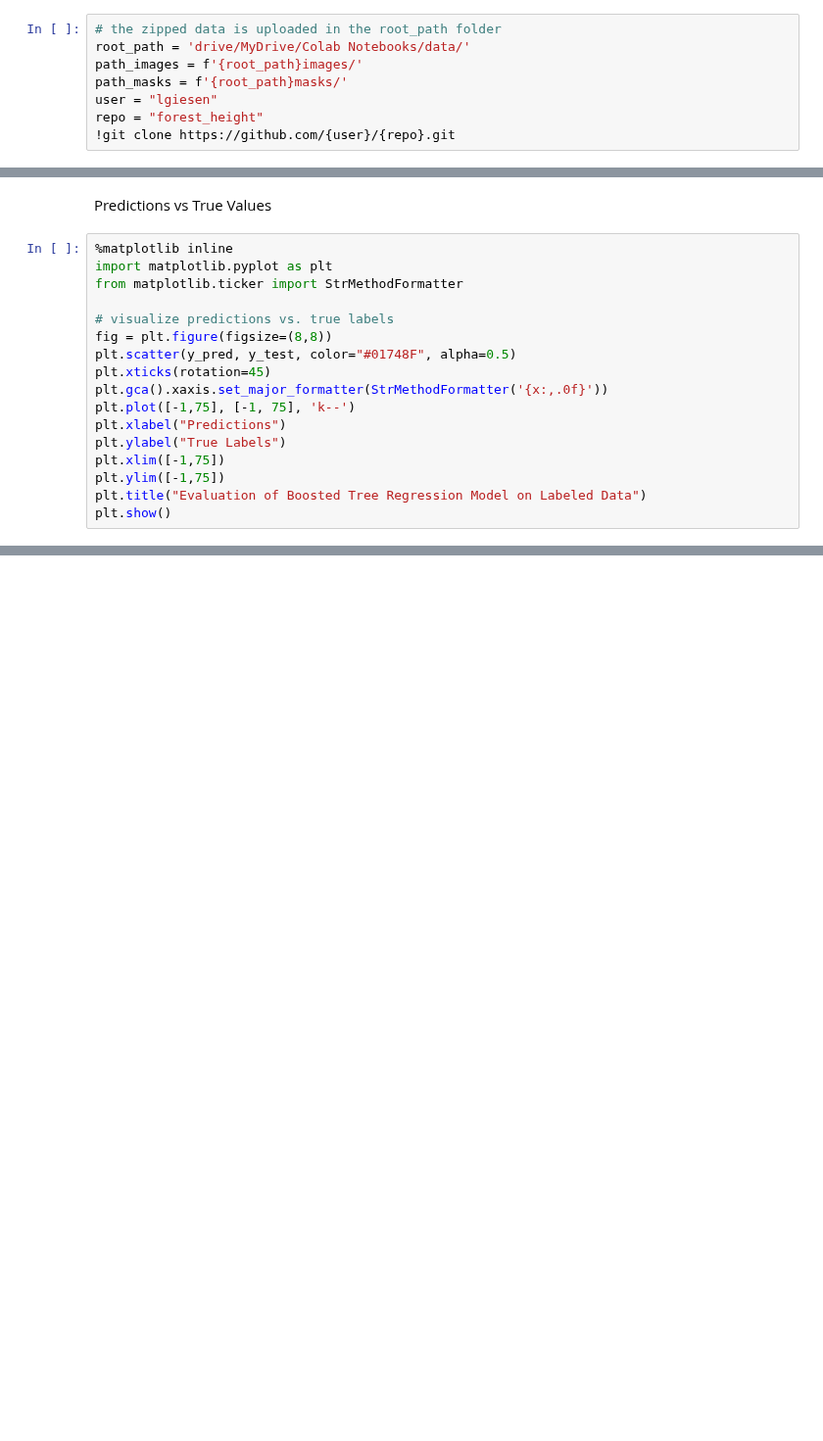
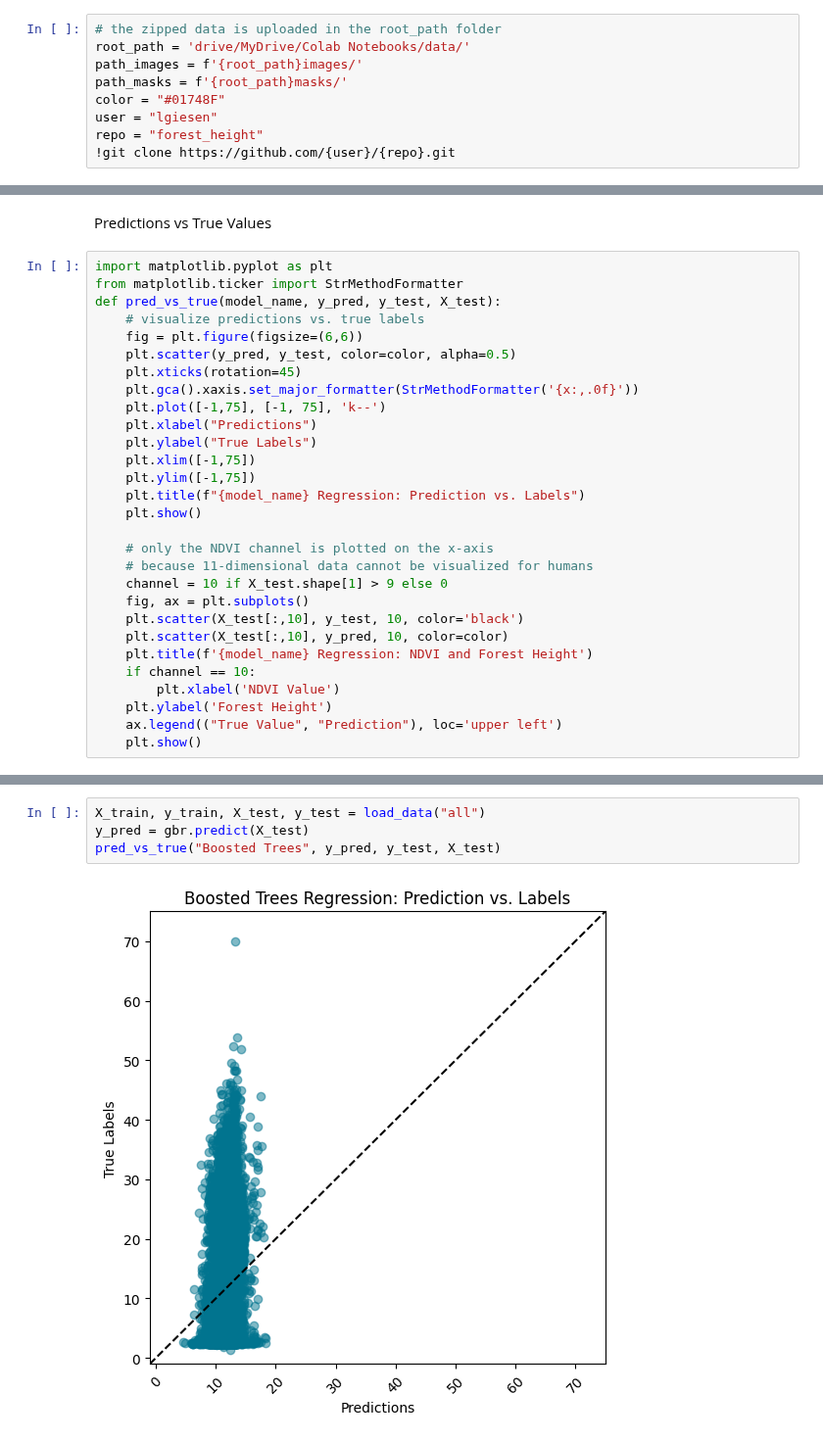
Before and after one commit to lgiesen/forest_height, a Jupyter notebook: notebooks/boosted_trees.ipynb, the cells around one changed output, grey strips where cells are left out. Shown at 98% size. Saved outputs shown, nothing was run; the diff lists cells and outputs as text; blank space fills up the shorter version.

```diff
--- a/notebooks/boosted_trees.ipynb
+++ b/notebooks/boosted_trees.ipynb
@@ -10,6 +10,7 @@ Mounted at /content/drive
 root_path = 'drive/MyDrive/Colab Notebooks/data/'
 path_images = f'{root_path}images/'
 path_masks = f'{root_path}masks/'
+color = "#01748F"
 user = "lgiesen"
 repo = "forest_height"
 !git clone https://github.com/{user}/{repo}.git
@@ -121,19 +109,31 @@ joblib.dump(gbr, f'boosted_trees_NDVI_{round(mae_color_channels_ndvi,2)}.joblib'
 # %% [markdown]
 Predictions vs True Values
 # %%
-%matplotlib inline
 import matplotlib.pyplot as plt
 from matplotlib.ticker import StrMethodFormatter
+def pred_vs_true(model_name, y_pred, y_test, X_test):
+    # visualize predictions vs. true labels
+    fig = plt.figure(figsize=(6,6))
+    plt.scatter(y_pred, y_test, color=color, alpha=0.5)
+    plt.xticks(rotation=45)
+    plt.gca().xaxis.set_major_formatter(StrMethodFormatter('{x:,.0f}'))
+    plt.plot([-1,75], [-1, 75], 'k--')
+    plt.xlabel("Predictions")
+    plt.ylabel("True Labels")
+    plt.xlim([-1,75])
+    plt.ylim([-1,75])
+    plt.title(f"{model_name} Regression: Prediction vs. Labels")
+    plt.show()
 
-# visualize predictions vs. true labels
-fig = plt.figure(figsize=(8,8))
-plt.scatter(y_pred, y_test, color="#01748F", alpha=0.5)
-plt.xticks(rotation=45)
-plt.gca().xaxis.set_major_formatter(StrMethodFormatter('{x:,.0f}'))
-plt.plot([-1,75], [-1, 75], 'k--')
-plt.xlabel("Predictions")
-plt.ylabel("True Labels")
-plt.xlim([-1,75])
-plt.ylim([-1,75])
-plt.title("Evaluation of Boosted Tree Regression Model on Labeled Data")
-plt.show()
+    # only the NDVI channel is plotted on the x-axis
+    # because 11-dimensional data cannot be visualized for humans
+    channel = 10 if X_test.shape[1] > 9 else 0
+    fig, ax = plt.subplots()
+    plt.scatter(X_test[:,10], y_test, 10, color='black')
+    plt.scatter(X_test[:,10], y_pred, 10, color=color)
+    plt.title(f'{model_name} Regression: NDVI and Forest Height')
+    if channel == 10:
+        plt.xlabel('NDVI Value')
+    plt.ylabel('Forest Height')
+    ax.legend(("True Value", "Prediction"), loc='upper left')
+    plt.show()
@@ -141,0 +140,6 @@ plt.show()
+# %%
+X_train, y_train, X_test, y_test = load_data("all")
+y_pred = gbr.predict(X_test)
+pred_vs_true("Boosted Trees", y_pred, y_test, X_test)
+# %% [output]
+[figure, added]
```
Also changed, not shown: parts of 23 cells of this notebook.
